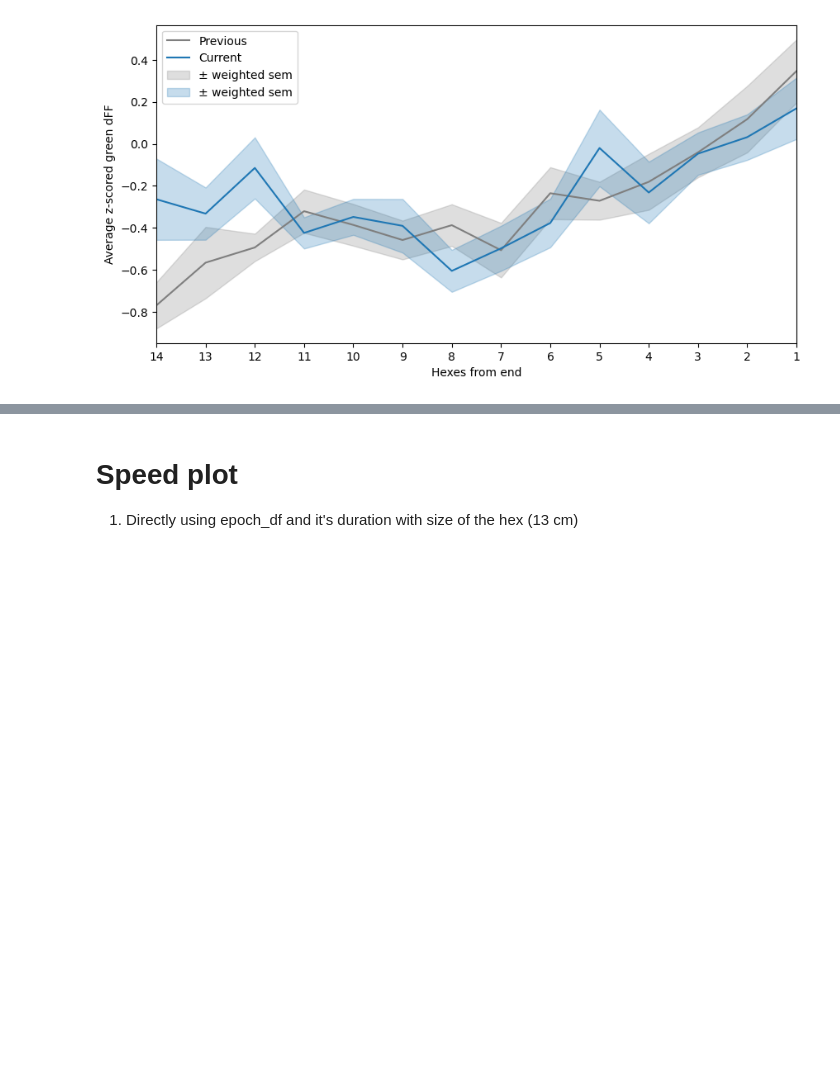
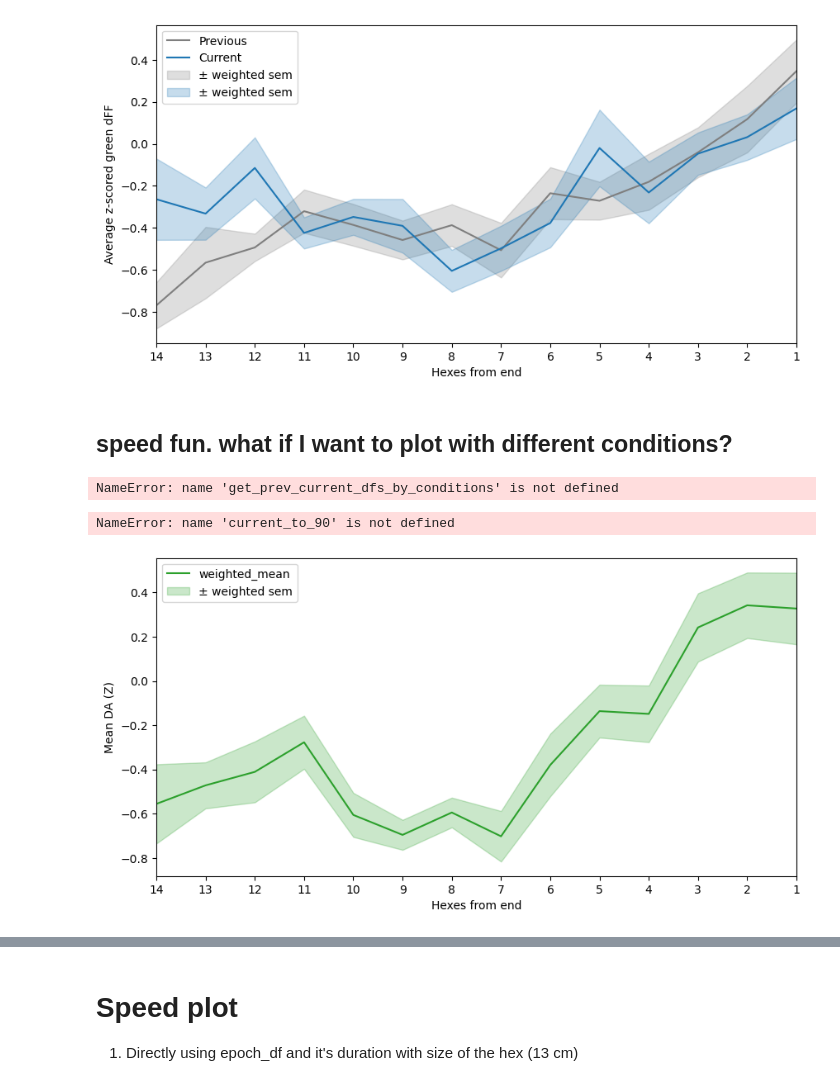
Before and after one commit to calderast/Hex-maze-spyglass, a Jupyter notebook: Ramp_Analysis_YS.ipynb, the cells around one changed output, grey strips where cells are left out. Drawn from its saved outputs; the diff is of its cells as text; code cells hidden in the pictures; blank space fills up the shorter version.

```diff
--- a/Ramp_Analysis_YS.ipynb
+++ b/Ramp_Analysis_YS.ipynb
@@ -518,3 +511,39 @@ plot_two_series_during_port_approach(prev_dff_by_hexes_from_end, current_dff_by_
 # %% [output]
 {'port_visit_2prev_rwd': [1], 'port_visit_1prev_rwd': [0]}
 [figure]
+# %% [markdown]
+## speed fun. what if I want to plot with different conditions?
+# %%
+conditions_a_90 = {
+    'end_port': ['A'],
+    'p_a': [90.0],
+}
+
+conditions_a_50 = {
+    'end_port': ['A'],
+    'p_a': [50.0],
+}
+
+conditions_a_10 = {
+    'end_port': ['A'],
+    'p_a': [10.0],
+}
+
+_, current_to_90 = get_prev_current_dfs_by_conditions(epoch_df_dff_duration_filtered, TrialHistory_df, conditions_a_90)
+_, current_to_50 = get_prev_current_dfs_by_conditions(epoch_df_dff_duration_filtered, TrialHistory_df, conditions_a_50)
+_, current_to_10 = get_prev_current_dfs_by_conditions(epoch_df_dff_duration_filtered, TrialHistory_df, conditions_a_10)
+display(current_to_90.head())
+display(current_to_50.head())
+display(current_to_10.head())
+# %% [output]
+NameError: name 'get_prev_current_dfs_by_conditions' is not defined
+# %%
+dff_by_hexes_from_end_a_90 = group_series_by_hex_path_col(current_to_90, hex_path_col='hexes_from_end', series_name='avg_z_scored_green_dFF', hex_type=['optimal'])
+dff_by_hexes_from_end_a_50 = group_series_by_hex_path_col(current_to_50, hex_path_col='hexes_from_end', series_name='avg_z_scored_green_dFF', hex_type=['optimal'])
+dff_by_hexes_from_end_a_10 = group_series_by_hex_path_col(current_to_10, hex_path_col='hexes_from_end', series_name='avg_z_scored_green_dFF', hex_type=['optimal'])
+# %% [output]
+NameError: name 'current_to_90' is not defined
+# %%
+plot_series_during_port_approach(dff_by_hexes_from_end_a_90, series_col='weighted_mean', exclude_end_port=True, max_hexes_from_end=14, figtitle='Mean DA (Z)')
+# %% [output]
+[figure, added]
```
Also changed, not shown: parts of 17 cells of this notebook.
